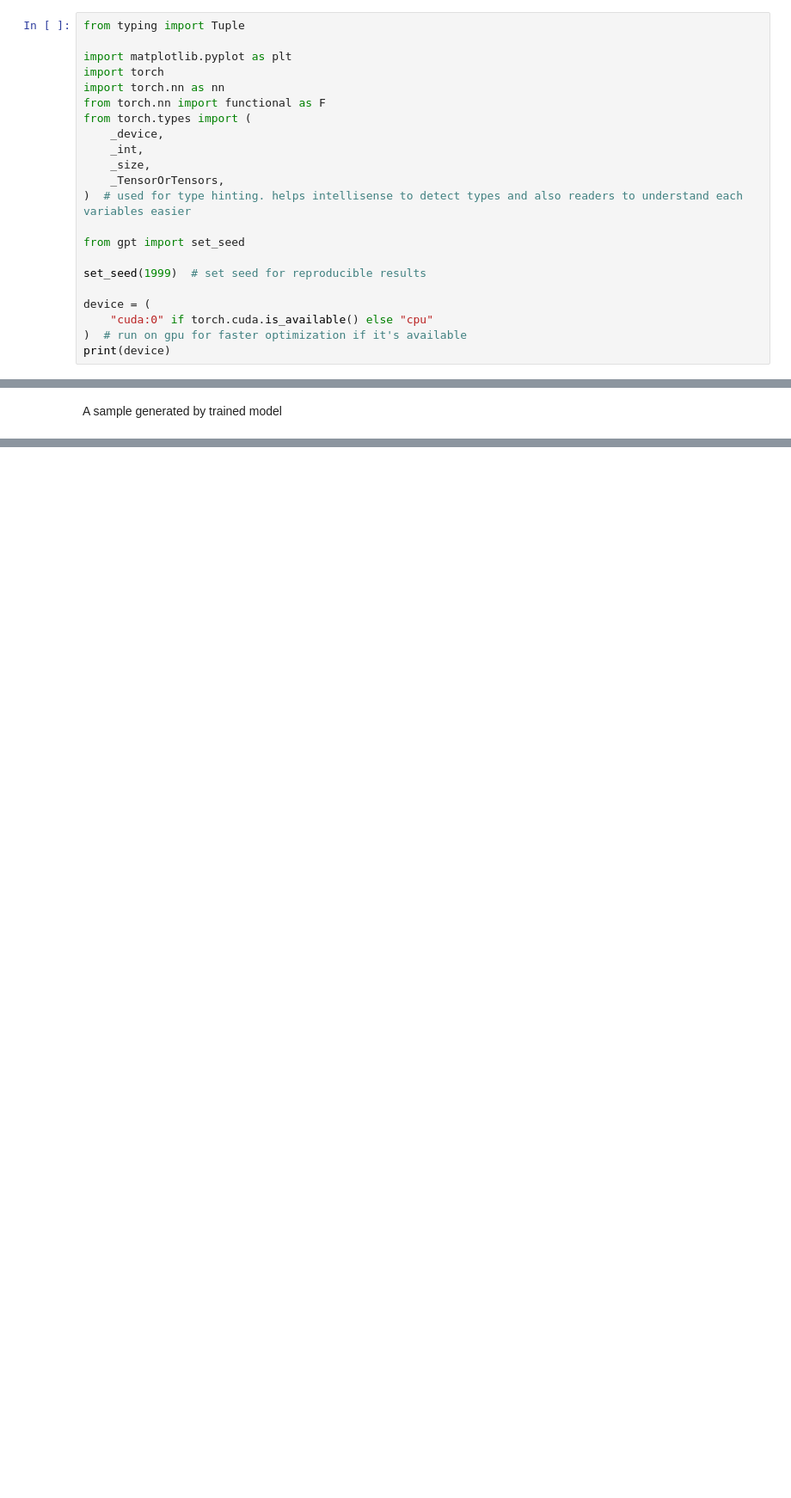
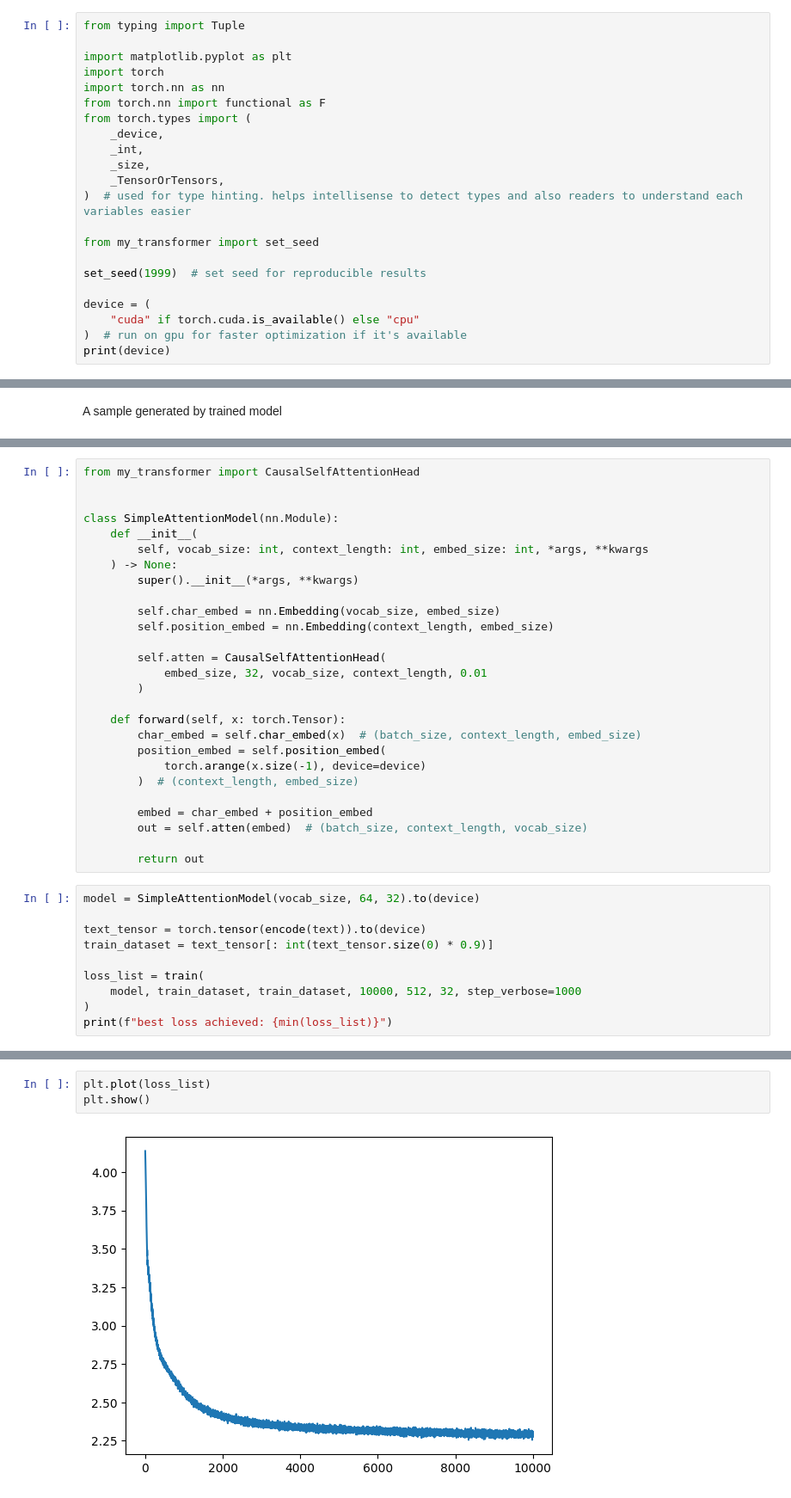
Before and after one commit to alirezanobakht13/Transformers, a Jupyter notebook: Tutorial.ipynb, the cells around one changed output, grey strips where cells are left out. Shown at 86% size. Saved outputs shown, nothing was run; the diff lists cells and outputs as text; blank space fills up the shorter version.

Commit message:
Add causal self-attention head

```diff
--- a/Tutorial.ipynb
+++ b/Tutorial.ipynb
@@ -16,12 +16,12 @@ from torch.types import (
     _TensorOrTensors,
 )  # used for type hinting. helps intellisense to detect types and also readers to understand each variables easier
 
-from gpt import set_seed
+from my_transformer import set_seed
 
 set_seed(1999)  # set seed for reproducible results
 
 device = (
-    "cuda:0" if torch.cuda.is_available() else "cpu"
+    "cuda" if torch.cuda.is_available() else "cpu"
 )  # run on gpu for faster optimization if it's available
 print(device)
 # %% [output]
@@ -279,0 +297,37 @@ To
+# %%
+from my_transformer import CausalSelfAttentionHead
+
+
+class SimpleAttentionModel(nn.Module):
+    def __init__(
+        self, vocab_size: int, context_length: int, embed_size: int, *args, **kwargs
+    ) -> None:
+        super().__init__(*args, **kwargs)
+
+        self.char_embed = nn.Embedding(vocab_size, embed_size)
+        self.position_embed = nn.Embedding(context_length, embed_size)
+
+        self.atten = CausalSelfAttentionHead(
+            embed_size, 32, vocab_size, context_length, 0.01
+        )
+
+    def forward(self, x: torch.Tensor):
+        char_embed = self.char_embed(x)  # (batch_size, context_length, embed_size)
+        position_embed = self.position_embed(
+            torch.arange(x.size(-1), device=device)
+        )  # (context_length, embed_size)
+
+        embed = char_embed + position_embed
+        out = self.atten(embed)  # (batch_size, context_length, vocab_size)
+
+        return out
+# %%
+model = SimpleAttentionModel(vocab_size, 64, 32).to(device)
+
+text_tensor = torch.tensor(encode(text)).to(device)
+train_dataset = text_tensor[: int(text_tensor.size(0) * 0.9)]
+
+loss_list = train(
+    model, train_dataset, train_dataset, 10000, 512, 32, step_verbose=1000
+)
+print(f"best loss achieved: {min(loss_list)}")
@@ -279,0 +346,5 @@ To
+# %%
+plt.plot(loss_list)
+plt.show()
+# %% [output]
+[figure, added]
```
Also changed, not shown: parts of 21 cells of this notebook, 3 other files.
